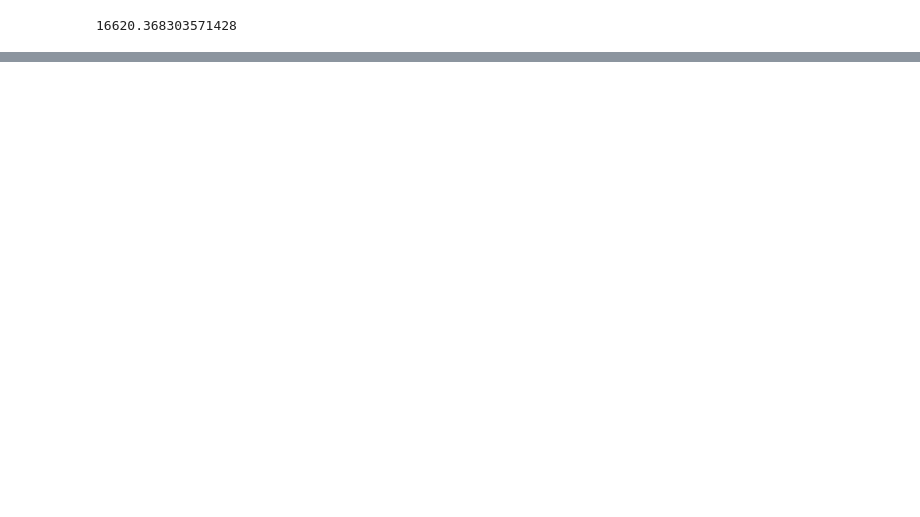
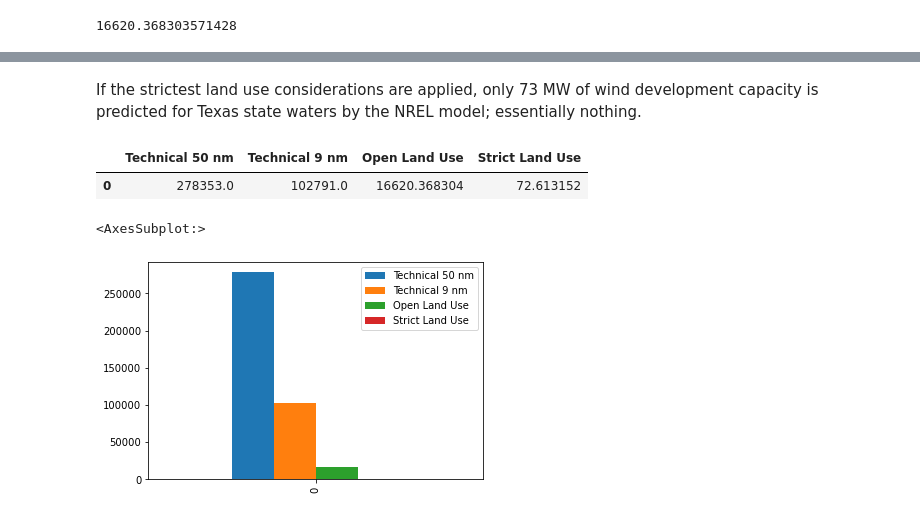
Before and after one commit to thomasmortiz/geospatial, a Jupyter notebook: TexasWindPower.ipynb, the cells around one changed output, grey strips where cells are left out. Drawn from its saved outputs; the diff is of its cells as text; code cells hidden in the pictures; blank space fills up the shorter version.

```diff
--- a/TexasWindPower.ipynb
+++ b/TexasWindPower.ipynb
@@ -267,0 +178,14 @@ wind_glo_sorted["capacity_mw"].sum()
+# %% [markdown]
+If the strictest land use considerations are applied, only 73 MW of wind development capacity is predicted for Texas state waters by the NREL model; essentially nothing.
+# %%
+texas_all_wind_resource_levels = pd.DataFrame(np.array([[texas_50nm_total_wind, texas_9nm_total_wind, wind_open_glo["capacity_mw"].sum(), wind_limit_glo["capacity_mw"].sum()]]), columns=["Technical 50 nm", "Technical 9 nm", "Open Land Use", "Strict Land Use"])
+# %%
+texas_all_wind_resource_levels.head()
+# %% [output]
+|  | Technical 50 nm | Technical 9 nm | Open Land Use | Strict Land Use |
+| 0 | 278353.0 | 102791.0 | 16620.368304 | 72.613152 |
+# %%
+texas_all_wind_resource_levels.plot.bar()
+# %% [output]
+<AxesSubplot:>
+[figure, added]
```
Also changed, not shown: parts of 52 cells of this notebook.
